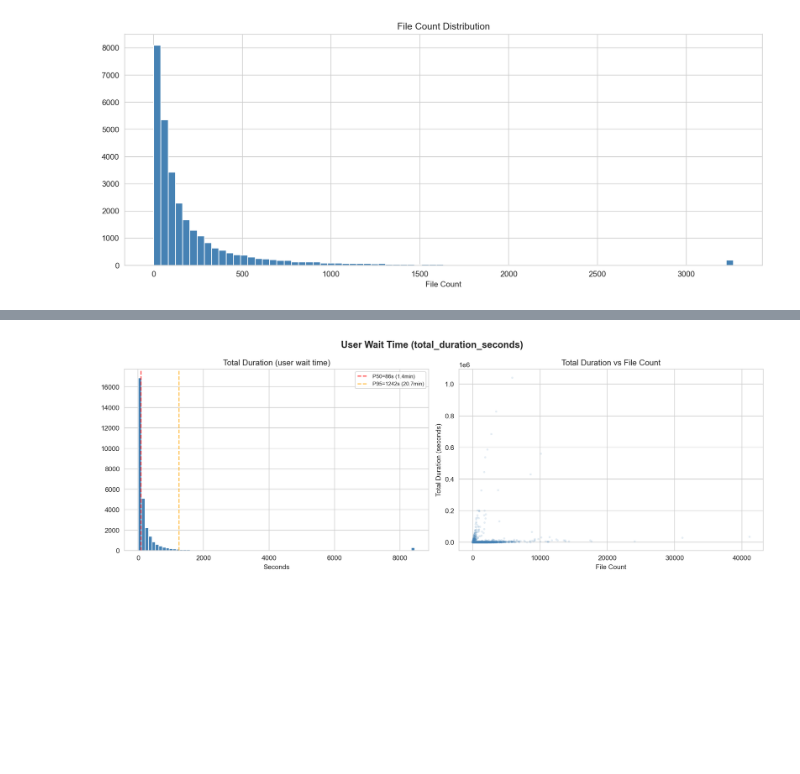
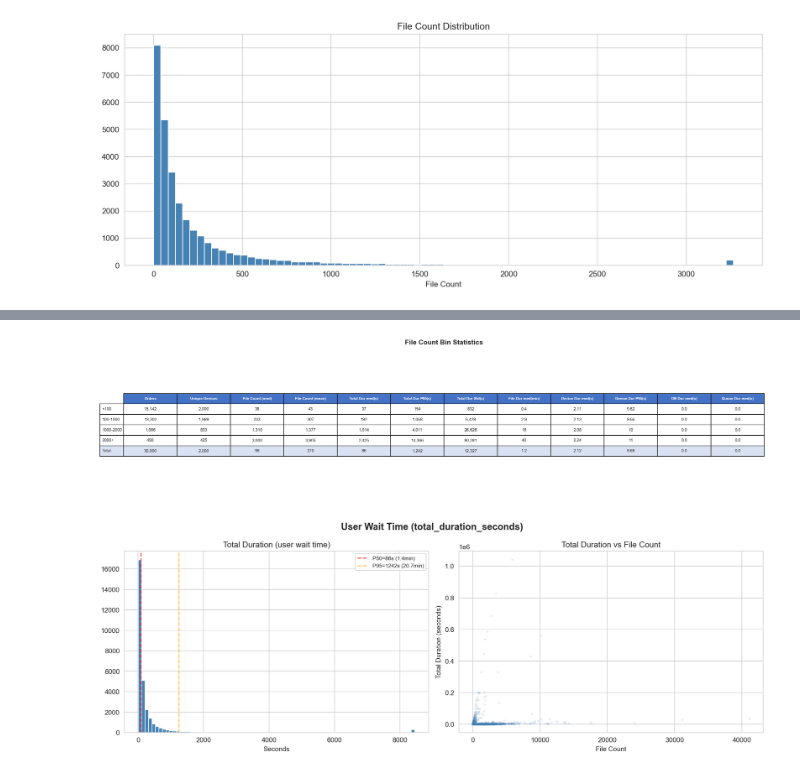
Before and after one commit to yschiang/perf-profiling, a Jupyter notebook: notebooks/step1_eda_contention.ipynb, the cells around one changed output, grey strips where cells are left out. Drawn from its saved outputs; the diff is of its cells as text; code cells hidden in the pictures; blank space fills up the shorter version.

Commit message:
Step 1: add file count bin statistics table (orders, devices, duration P95/std, per-phase medians)

```diff
--- a/notebooks/step1_eda_contention.ipynb
+++ b/notebooks/step1_eda_contention.ipynb
@@ -74,3 +74,81 @@ plt.show()
 # %% [output]
 file_count: P25=38, P50=99, P75=258, P95=1029, P99=2721, max=41092
 [figure]
+# %%
+# File count bin statistics
+df['fc_group'] = pd.cut(df['file_count'], bins=FILE_COUNT_BINS, labels=FILE_COUNT_LABELS, right=True)
+
+bin_stats = df.groupby('fc_group', observed=True).agg(
+    orders=('order_id', 'count'),
+    unique_devices=('device_id', 'nunique'),
+    file_count_median=('file_count', 'median'),
+    file_count_mean=('file_count', 'mean'),
+    total_dur_median=('total_duration_seconds', 'median'),
+    total_dur_p95=('total_duration_seconds', lambda x: x.quantile(0.95)),
+    total_dur_std=('total_duration_seconds', 'std'),
+    total_file_dur_median=('total_file_duration_minutes', 'median'),
+    device_dur_median=('device_duration_avg_seconds', 'median'),
+    device_dur_p95=('device_duration_avg_seconds', lambda x: x.quantile(0.95)),
+    db_dur_median=('db_duration_avg_seconds', 'median'),
+    queue_dur_median=('queue_duration_seconds', 'median'),
+).round(2)
+
+bin_stats.columns = [
+    'Orders', 'Unique Devices', 'File Count (med)', 'File Count (mean)',
+    'Total Dur med(s)', 'Total Dur P95(s)', 'Total Dur Std(s)',
+    'File Dur med(min)', 'Device Dur med(s)', 'Device Dur P95(s)',
+    'DB Dur med(s)', 'Queue Dur med(s)',
+]
+
+print("=== File Count Bin Statistics ===")
+print(bin_stats.to_string())
+
+# Add total row
+total = pd.DataFrame([{
+    'Orders': len(df),
+    'Unique Devices': df['device_id'].nunique(),
+    'File Count (med)': df['file_count'].median(),
+    'File Count (mean)': round(df['file_count'].mean(), 1),
+    'Total Dur med(s)': df['total_duration_seconds'].median(),
+    'Total Dur P95(s)': round(df['total_duration_seconds'].quantile(0.95), 1),
+    'Total Dur Std(s)': round(df['total_duration_seconds'].std(), 1),
+    'File Dur med(min)': df['total_file_duration_minutes'].median(),
+    'Device Dur med(s)': df['device_duration_avg_seconds'].median(),
+    'Device Dur P95(s)': round(df['device_duration_avg_seconds'].quantile(0.95), 2),
+    'DB Dur med(s)': df['db_duration_avg_seconds'].median(),
+    'Queue Dur med(s)': df['queue_duration_seconds'].median(),
+}], index=['Total'])
+
+bin_stats_full = pd.concat([bin_stats, total])
+
+# Export as CSV
+bin_stats_full.to_csv(str(REPORTS_DIR / 'step1_bin_statistics.csv'))
+print(f"\nSaved: reports/step1_bin_statistics.csv")
+
+# Render as table image
+fig, ax = plt.subplots(figsize=(18, max(3, len(bin_stats_full) * 0.6 + 1.5)))
+ax.axis('off')
+ax.set_title('File Count Bin Statistics', fontsize=13, fontweight='bold', pad=15)
+
+cell_text = []
+for idx, row in bin_stats_full.iterrows():
+    cell_text.append([f'{v:,.0f}' if isinstance(v, (int, float)) and v > 10 else f'{v}' for v in row.values])
+
+tbl = ax.table(cellText=cell_text, colLabels=bin_stats_full.columns.tolist(),
+               rowLabels=bin_stats_full.index.tolist(),
+               cellLoc='center', loc='center')
+tbl.auto_set_font_size(False)
+tbl.set_fontsize(8)
+tbl.scale(1, 1.5)
+
+for j in range(len(bin_stats_full.columns)):
+    tbl[0, j].set_facecolor('#4472C4')
+    tbl[0, j].set_text_props(color='white', fontweight='bold', fontsize=7)
+# Total row highlight
+for j in range(-1, len(bin_stats_full.columns)):
+    tbl[len(bin_stats_full), j].set_facecolor('#D9E2F3')
+
+plt.tight_layout()
+plt.savefig(REPORTS_DIR / 'step1_bin_statistics.png', dpi=150, bbox_inches='tight', facecolor='white')
+plt.show()
+# %% [output]
@@ -77,3 +164,4 @@ file_count: P25=38, P50=99, P75=258, P95=1029, P99=2721, max=41092
+[figure, added]
 # %%
 # User wait time: total_duration_seconds
 fig, axes = plt.subplots(1, 2, figsize=(14, 5))
```
Also changed, not shown: parts of 1 cell of this notebook.
